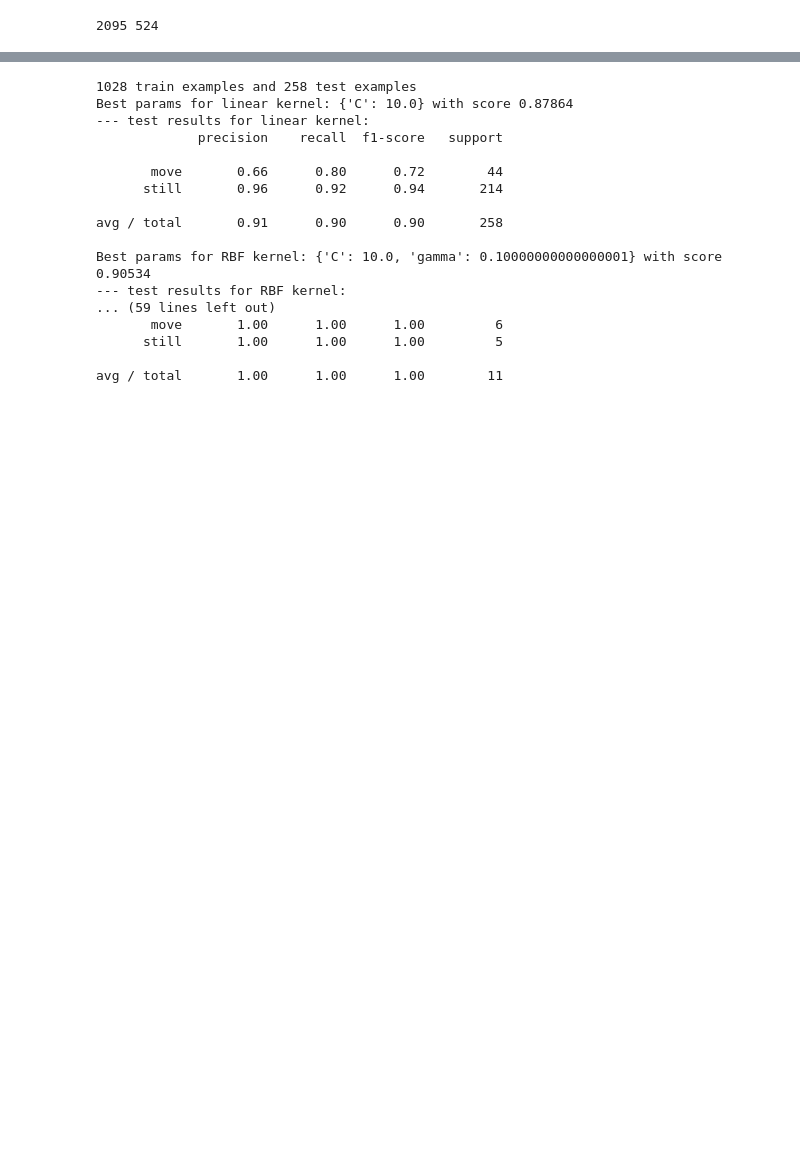
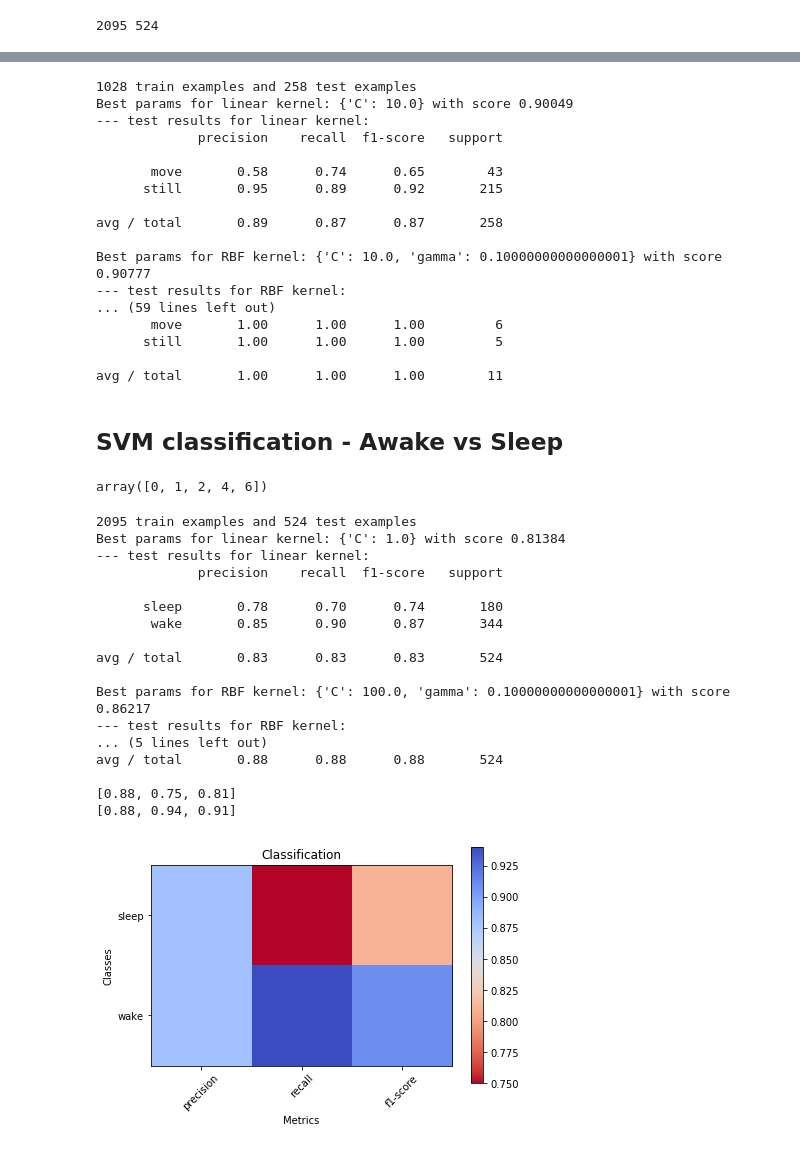
Before and after one commit to jucc/HeRV_analysis, a Jupyter notebook: HeRV_analysis_201801.ipynb, the cells around one changed output, grey strips where cells are left out. Drawn from its saved outputs; the diff is of its cells as text; code cells hidden in the pictures; blank space fills up the shorter version.

Commit message:
using svm classifier to stratify data between sleep and wake and between move and still. Also adding some markdown to the new notebook

```diff
--- a/HeRV_analysis_201801.ipynb
+++ b/HeRV_analysis_201801.ipynb
@@ -104,22 +116,50 @@ avg / total       0.84      0.85      0.84       524
 # %%
-for user in [0,1,2,3]:
+for user in [0,1,2,3,5]:
     r = hp.run_flow(df.loc[df.user == user], feature_list, labelName= 'move')
 # %% [output]
 1028 train examples and 258 test examples
-Best params for linear kernel: {'C': 10.0} with score 0.87864
+Best params for linear kernel: {'C': 10.0} with score 0.90049
 --- test results for linear kernel:
              precision    recall  f1-score   support
 
-       move       0.66      0.80      0.72        44
-      still       0.96      0.92      0.94       214
+       move       0.58      0.74      0.65        43
+      still       0.95      0.89      0.92       215
 
-avg / total       0.91      0.90      0.90       258
+avg / total       0.89      0.87      0.87       258
 
-Best params for RBF kernel: {'C': 10.0, 'gamma': 0.10000000000000001} with score 0.90534
+Best params for RBF kernel: {'C': 10.0, 'gamma': 0.10000000000000001} with score 0.90777
 --- test results for RBF kernel:
 ... (59 lines left out)
        move       1.00      1.00      1.00         6
       still       1.00      1.00      1.00         5
 
 avg / total       1.00      1.00      1.00        11
+# %% [markdown]
+## SVM classification - Awake vs Sleep
+# %%
+df.loc[df.sleep=='sleep'].user.unique()
+# %% [output]
+array([0, 1, 2, 4, 6])
+# %%
+r = hp.run_flow(df, feature_list, 'sleep')
+pr.plot_classification_report(r[1], cmap=plt.cm.coolwarm_r)
+# %% [output]
+2095 train examples and 524 test examples
+Best params for linear kernel: {'C': 1.0} with score 0.81384
+--- test results for linear kernel:
+             precision    recall  f1-score   support
+
+      sleep       0.78      0.70      0.74       180
+       wake       0.85      0.90      0.87       344
+
+avg / total       0.83      0.83      0.83       524
+
+Best params for RBF kernel: {'C': 100.0, 'gamma': 0.10000000000000001} with score 0.86217
+--- test results for RBF kernel:
+... (5 lines left out)
+avg / total       0.88      0.88      0.88       524
+
+[0.88, 0.75, 0.81]
+[0.88, 0.94, 0.91]
+[figure, added]
 # %%
```
Also changed, not shown: parts of 13 cells of this notebook.
